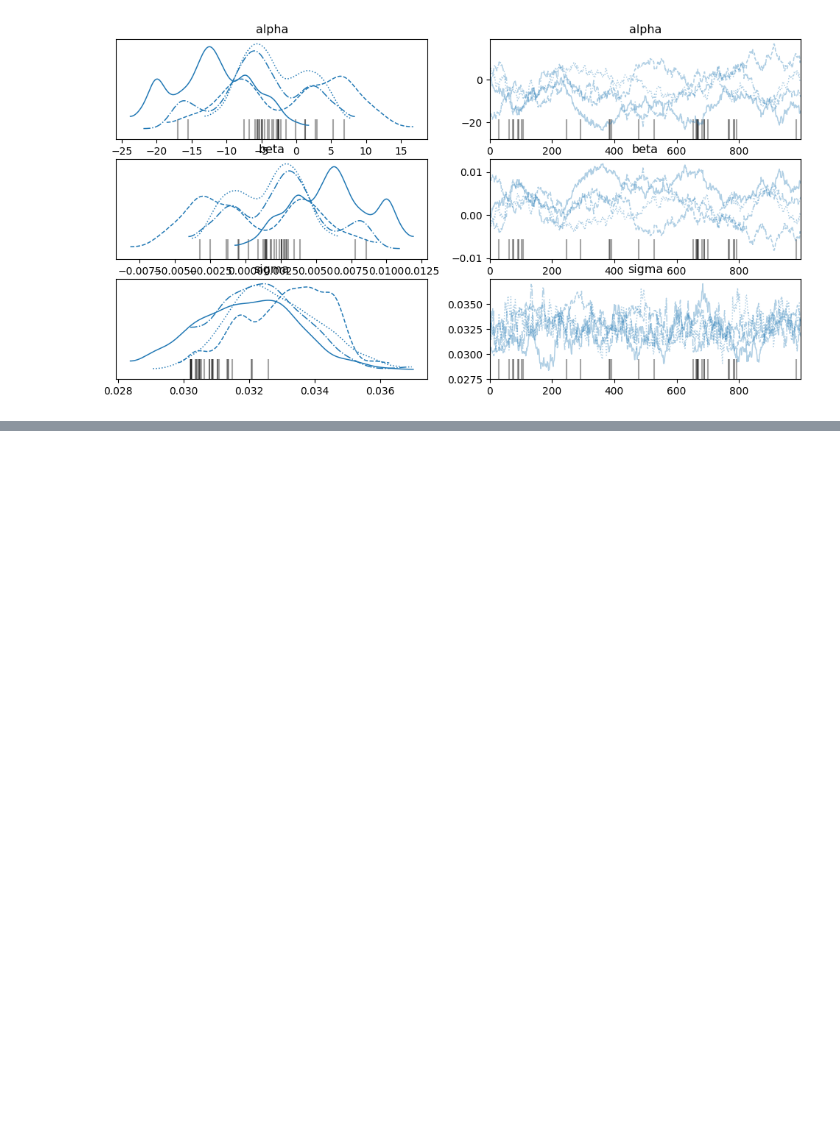
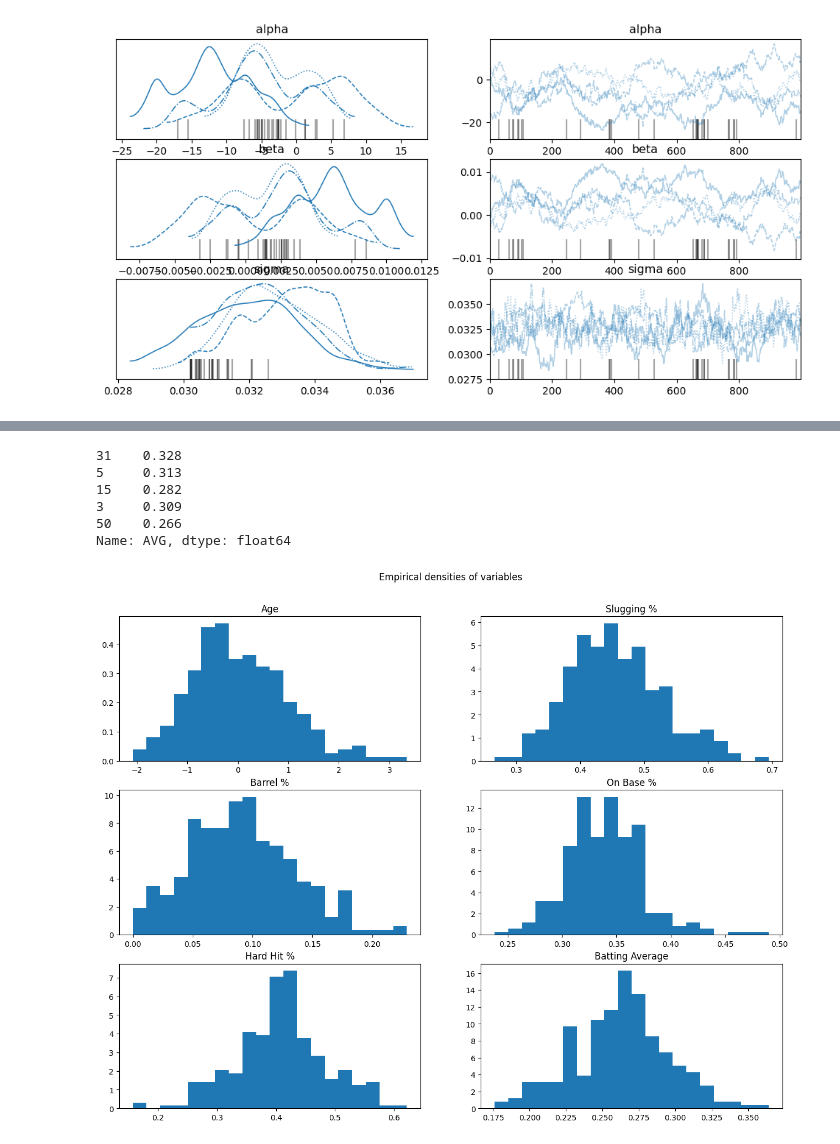
Before and after one commit to alexanderneva/baseball, a Jupyter notebook: test_run.ipynb, the cells around one changed output, grey strips where cells are left out. Drawn from its saved outputs; the diff is of its cells as text; code cells hidden in the pictures; blank space fills up the shorter version.

```diff
--- a/Untitled.ipynb
+++ b/test_run.ipynb
@@ -144,3 +144,9 @@ array([[<Axes: title={'center': 'alpha'}>,
        [<Axes: title={'center': 'sigma'}>,
         <Axes: title={'center': 'sigma'}>]], dtype=object)
 [figure]
+# %%
+data_m0 = data[['Age','SLG','Barrel%','OBP','HardHit%']]
+# normalizing the age value
+ages_normal = (data['Age'] - data['Age'].mean()) / data['Age'].std()
+data_m0['Age'] = ages_normal
+data_m0.head()
@@ -146,0 +160,31 @@ array([[<Axes: title={'center': 'alpha'}>,
+# %%
+# targetting batting avg
+y = data['AVG']
+y.head()
+# %% [output]
+31    0.328
+5     0.313
+15    0.282
+3     0.309
+50    0.266
+Name: AVG, dtype: float64
+# %%
+fig, ((ax1,ax2),(ax3,ax4),(ax5,ax6)) = plt.subplots(3,2,figsize=(8,6))
+fig.suptitle("Empirical densities of variables")
+fig.set_figwidth(15)
+fig.set_figheight(10)
+ax1.hist(data_m0['Age'],bins=20,density=True)
+ax1.set_title('Age')
+ax2.hist(data_m0['SLG'],bins=20,density=True)
+ax2.set_title('Slugging %')
+ax3.hist(data_m0['Barrel%'],bins=20,density=True)
+ax3.set_title('Barrel %')
+ax4.hist(data_m0['OBP'],bins=20,density=True)
+ax4.set_title('On Base %')
+ax5.hist(data_m0['HardHit%'],bins=20,density=True)
+ax5.set_title('Hard Hit %')
+ax6.hist(y,bins=20,density=True)
+ax6.set_title('Batting Average')
+plt.subplots_adjust(0.1,0.01,top=0.9)
+# %% [output]
+[figure, added]
```
Also changed, not shown: parts of 2 cells of this notebook.
